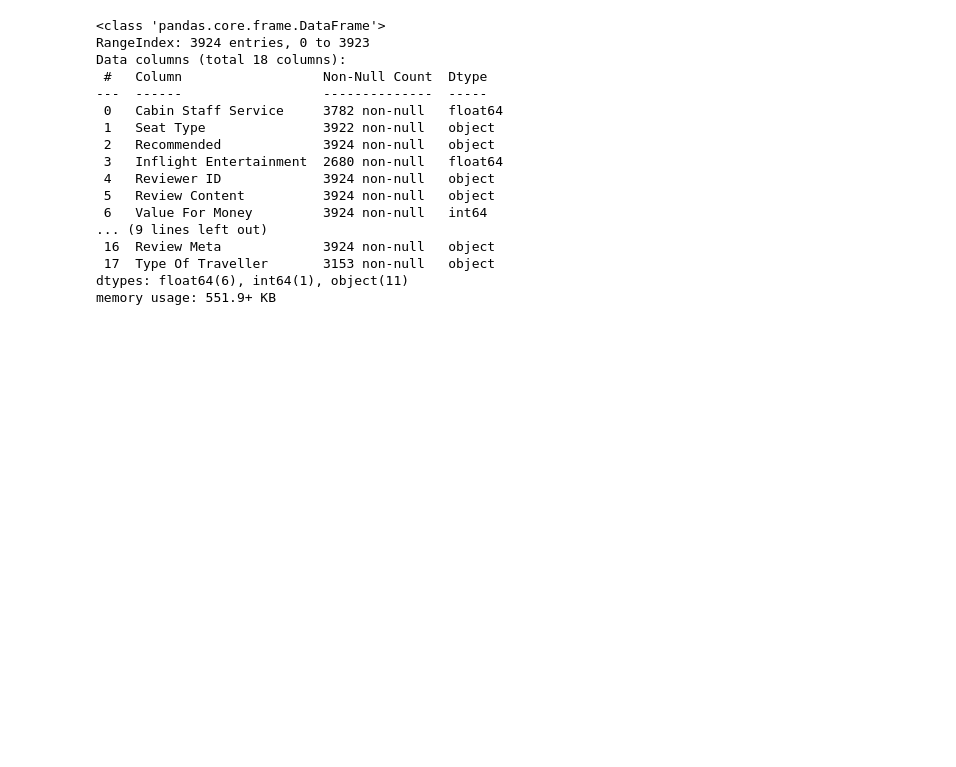
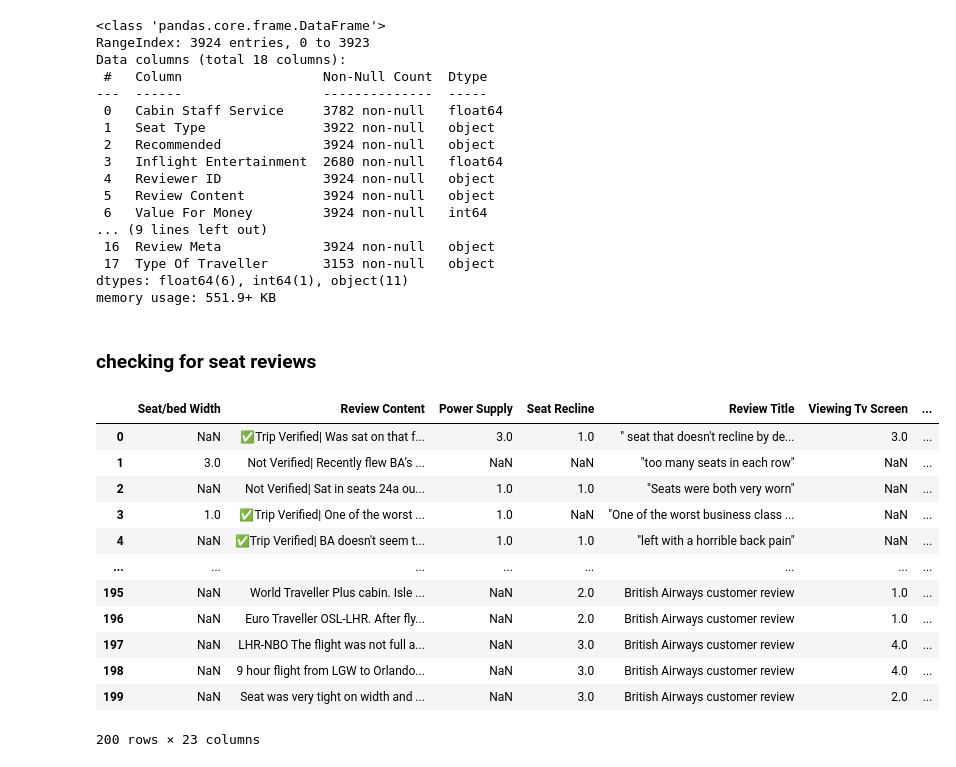
Before and after one commit to yashj1301/airlines-reviews-analysis, a Jupyter notebook: notebooks/British Airways Customer Sentiment Analysis.ipynb, the cells around one changed output. Cells and saved outputs as stored; diff of their text form; code cells hidden in the pictures; blank space fills up the shorter version.

```diff
--- a/notebooks/British Airways Customer Sentiment Analysis.ipynb
+++ b/notebooks/British Airways Customer Sentiment Analysis.ipynb
@@ -517,3 +177,26 @@ Data columns (total 18 columns):
  17  Type Of Traveller       3153 non-null   object
 dtypes: float64(6), int64(1), object(11)
 memory usage: 551.9+ KB
+# %% [markdown]
+### checking for seat reviews
+# %%
+# Example usage: Scrape all reviews dynamically
+BASE_URL = "https://www.airlinequality.com/seat-reviews/british-airways/page/{}/"
+seat_reviews = asyncio.get_event_loop().run_until_complete(scrape_all_reviews(BASE_URL,20))
+
+# Display the DataFrame
+seat_reviews
+# %% [output]
+|  | Seat/bed Width | Review Content | Power Supply | Seat Recline | Review Title | Viewing Tv Screen | ... |
+| 0 | NaN | ✅Trip Verified| Was sat on that f... | 3.0 | 1.0 | " seat that doesn't recline by de... | 3.0 | ... |
+| 1 | 3.0 | Not Verified| Recently flew BA’s ... | NaN | NaN | "too many seats in each row" | NaN | ... |
+| 2 | NaN | Not Verified| Sat in seats 24a ou... | 1.0 | 1.0 | "Seats were both very worn" | NaN | ... |
+| 3 | 1.0 | ✅Trip Verified| One of the worst ... | 1.0 | NaN | "One of the worst business class ... | NaN | ... |
+| 4 | NaN | ✅Trip Verified| BA doesn't seem t... | 1.0 | 1.0 | "left with a horrible back pain" | NaN | ... |
+| ... | ... | ... | ... | ... | ... | ... | ... |
+| 195 | NaN | World Traveller Plus cabin. Isle ... | NaN | 2.0 | British Airways customer review | 1.0 | ... |
+| 196 | NaN | Euro Traveller OSL-LHR. After fly... | NaN | 2.0 | British Airways customer review | 1.0 | ... |
+| 197 | NaN | LHR-NBO The flight was not full a... | NaN | 3.0 | British Airways customer review | 4.0 | ... |
+| 198 | NaN | 9 hour flight from LGW to Orlando... | NaN | 3.0 | British Airways customer review | 4.0 | ... |
+| 199 | NaN | Seat was very tight on width and ... | NaN | 3.0 | British Airways customer review | 2.0 | ... |
+200 rows × 23 columns
```
Also changed, not shown: parts of 41 cells of this notebook, 1 other file.
